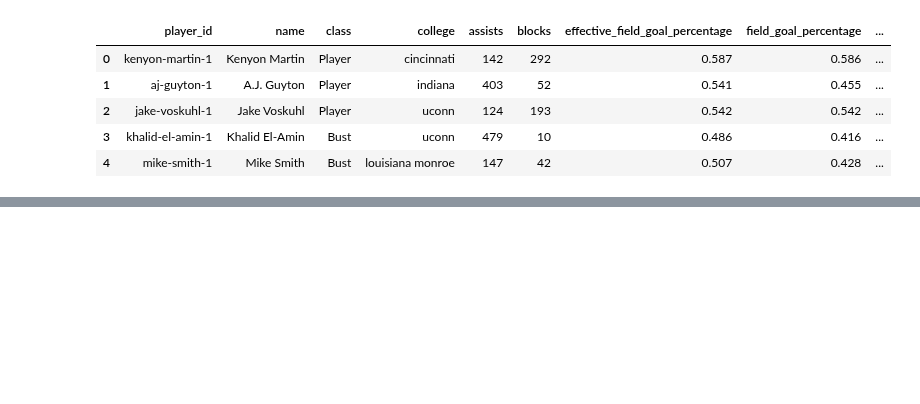
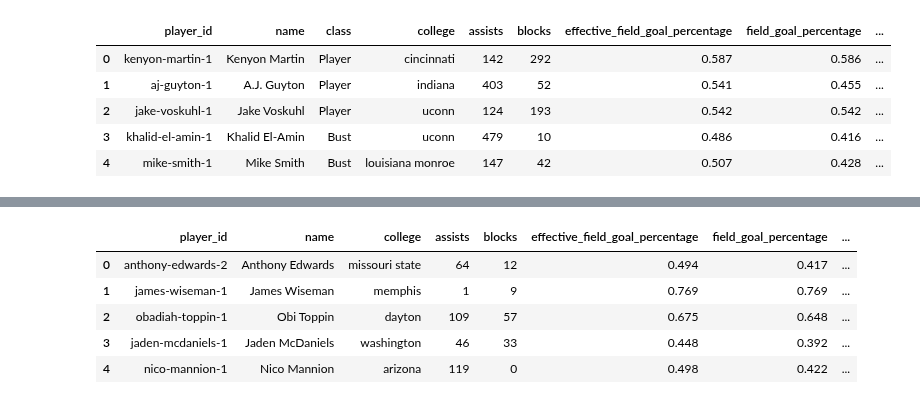
Before and after one commit to woodfin8/Draft_Machine, a Jupyter notebook: NeuralNetwork_Keras_v3_kfold.ipynb, the cells around one changed output, grey strips where cells are left out. Saved outputs shown, nothing was run; the diff lists cells and outputs as text; code cells hidden in the pictures; blank space fills up the shorter version.

```diff
--- a/NeuralNetwork_Keras_v3_kfold.ipynb
+++ b/NeuralNetwork_Keras_v3_kfold.ipynb
@@ -218,0 +221,12 @@ Loss: 2.1173416477197793, Accuracy: 0.6257309913635254
+# %%
+# Load the Draft_Data into Pandas
+
+draftDF = pd.read_csv("Draft_data.csv")
+draftDF.head()
+# %% [output]
+|  | player_id | name | college | assists | blocks | effective_field_goal_percentage | field_goal_percentage | ... |
+| 0 | anthony-edwards-2 | Anthony Edwards | missouri state | 64 | 12 | 0.494 | 0.417 | ... |
+| 1 | james-wiseman-1 | James Wiseman | memphis | 1 | 9 | 0.769 | 0.769 | ... |
+| 2 | obadiah-toppin-1 | Obi Toppin | dayton | 109 | 57 | 0.675 | 0.648 | ... |
+| 3 | jaden-mcdaniels-1 | Jaden McDaniels | washington | 46 | 33 | 0.448 | 0.392 | ... |
+| 4 | nico-mannion-1 | Nico Mannion | arizona | 119 | 0 | 0.498 | 0.422 | ... |
```
Also changed, not shown: parts of 14 cells of this notebook, 2 other files.
